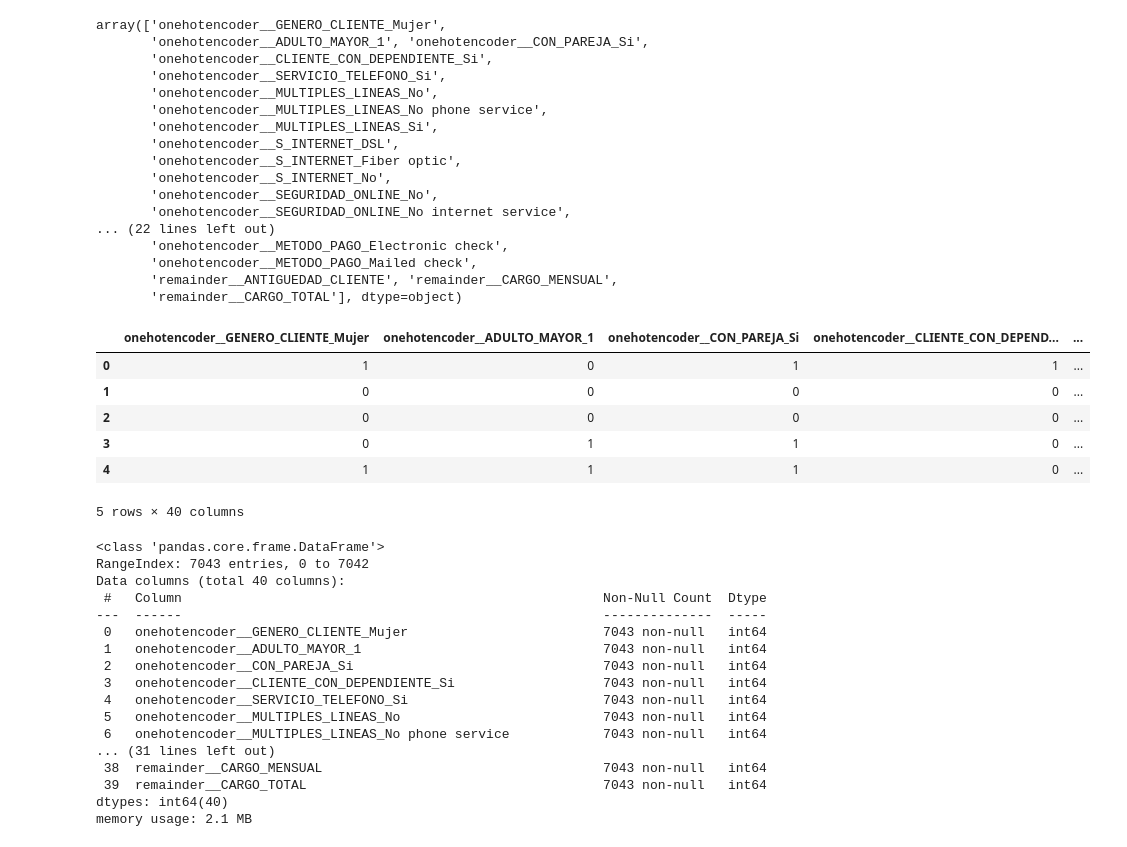
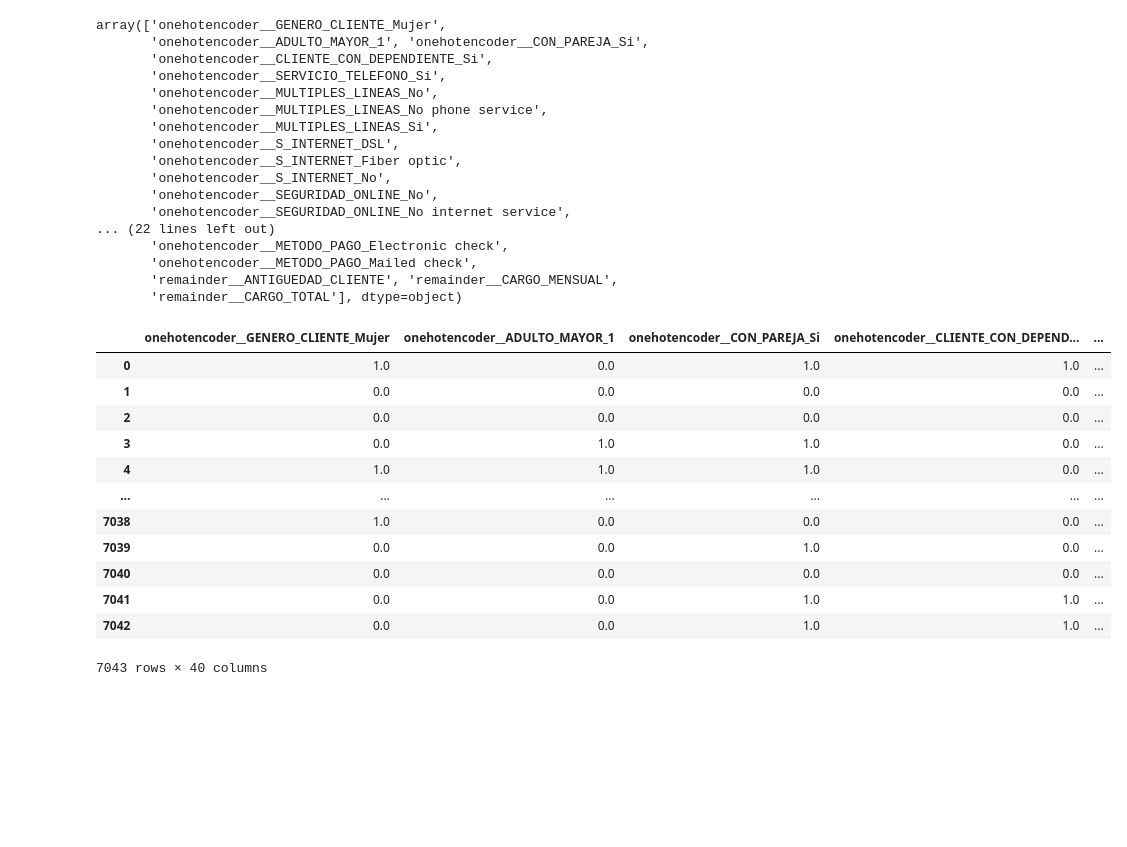
Before and after one commit to raohxxx/Telecom-2-challenge, a Jupyter notebook: telecomX2.ipynb, the cells around one changed output. Saved outputs shown, nothing was run; the diff lists cells and outputs as text; code cells hidden in the pictures; blank space fills up the shorter version.

```diff
--- a/telecomX2.ipynb
+++ b/telecomX2.ipynb
@@ -191,37 +191,24 @@ array(['onehotencoder__GENERO_CLIENTE_Mujer',
 # %%
 X=pd.DataFrame(X, columns = one_hot.get_feature_names_out(columnas))
 #X=pd.concat([X,df[columnas_numericas]], axis=1)
-X = X.astype(int)
-X.head()
+#X = X.astype(int)
-# %% [output]
-|  | onehotencoder__GENERO_CLIENTE_Mujer | onehotencoder__ADULTO_MAYOR_1 | onehotencoder__CON_PAREJA_Si | onehotencoder__CLIENTE_CON_DEPEND... | ... |
-| 0 | 1 | 0 | 1 | 1 | ... |
-| 1 | 0 | 0 | 0 | 0 | ... |
-| 2 | 0 | 0 | 0 | 0 | ... |
-| 3 | 0 | 1 | 1 | 0 | ... |
-| 4 | 1 | 1 | 1 | 0 | ... |
-5 rows × 40 columns
 # %%
 
-X.info()
+X
 # %% [output]
+|  | onehotencoder__GENERO_CLIENTE_Mujer | onehotencoder__ADULTO_MAYOR_1 | onehotencoder__CON_PAREJA_Si | onehotencoder__CLIENTE_CON_DEPEND... | ... |
+| 0 | 1.0 | 0.0 | 1.0 | 1.0 | ... |
+| 1 | 0.0 | 0.0 | 0.0 | 0.0 | ... |
+| 2 | 0.0 | 0.0 | 0.0 | 0.0 | ... |
+| 3 | 0.0 | 1.0 | 1.0 | 0.0 | ... |
+| 4 | 1.0 | 1.0 | 1.0 | 0.0 | ... |
+| ... | ... | ... | ... | ... | ... |
+| 7038 | 1.0 | 0.0 | 0.0 | 0.0 | ... |
+| 7039 | 0.0 | 0.0 | 1.0 | 0.0 | ... |
+| 7040 | 0.0 | 0.0 | 0.0 | 0.0 | ... |
+| 7041 | 0.0 | 0.0 | 1.0 | 1.0 | ... |
+| 7042 | 0.0 | 0.0 | 1.0 | 1.0 | ... |
-<class 'pandas.core.frame.DataFrame'>
-RangeIndex: 7043 entries, 0 to 7042
-Data columns (total 40 columns):
- #   Column                                                      Non-Null Count  Dtype
----  ------                                                      --------------  -----
- 0   onehotencoder__GENERO_CLIENTE_Mujer                         7043 non-null   int64
- 1   onehotencoder__ADULTO_MAYOR_1                               7043 non-null   int64
- 2   onehotencoder__CON_PAREJA_Si                                7043 non-null   int64
- 3   onehotencoder__CLIENTE_CON_DEPENDIENTE_Si                   7043 non-null   int64
- 4   onehotencoder__SERVICIO_TELEFONO_Si                         7043 non-null   int64
- 5   onehotencoder__MULTIPLES_LINEAS_No                          7043 non-null   int64
- 6   onehotencoder__MULTIPLES_LINEAS_No phone service            7043 non-null   int64
-... (31 lines left out)
- 38  remainder__CARGO_MENSUAL                                    7043 non-null   int64
- 39  remainder__CARGO_TOTAL                                      7043 non-null   int64
-dtypes: int64(40)
-memory usage: 2.1 MB
+7043 rows × 40 columns
 # %%
 from sklearn.preprocessing import LabelEncoder
 label_encoder = LabelEncoder()
```
Also changed, not shown: parts of 15 cells of this notebook.
